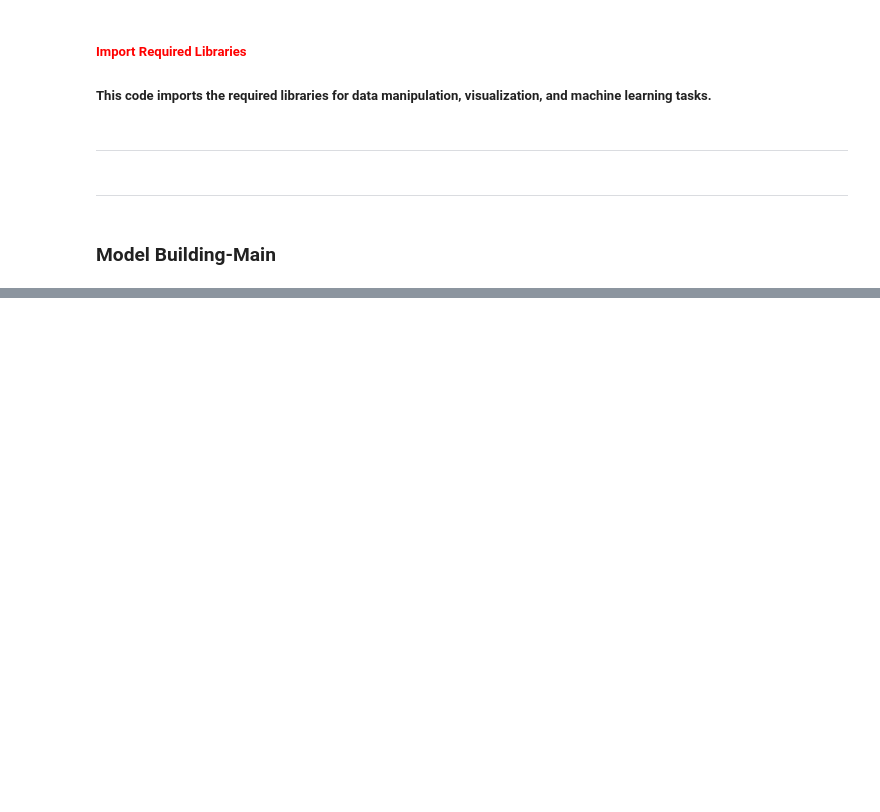
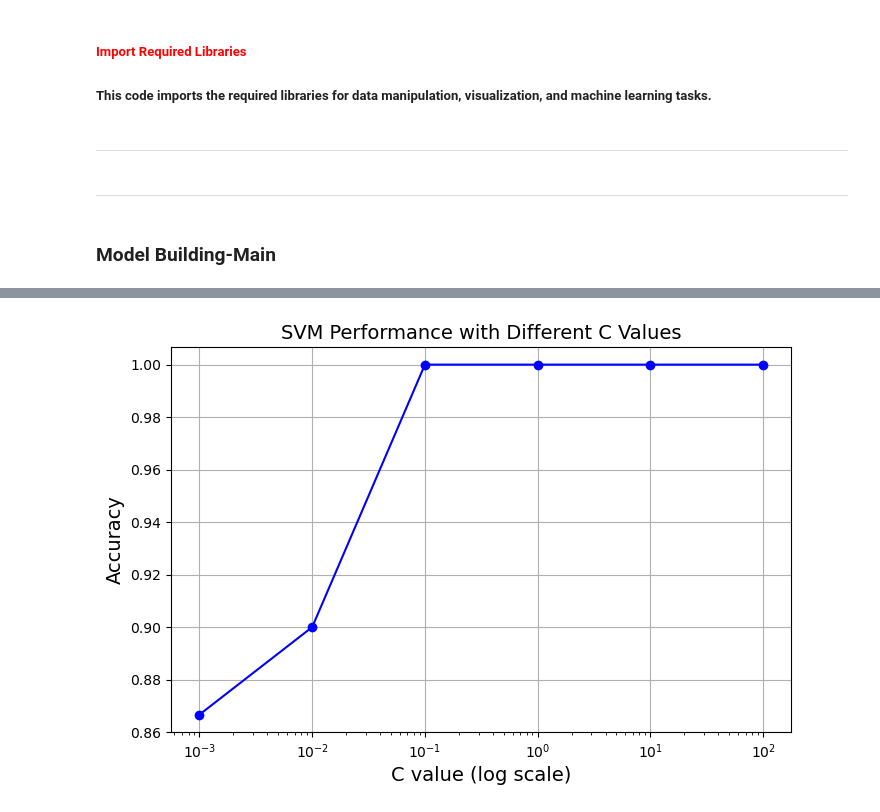
Before and after one commit to CSY2082-2425/assignment-1-ryantigi254, a Jupyter notebook: SVM/Weekly Tasks/main task/Task 1.ipynb, the cells around one changed output, grey strips where cells are left out. Saved outputs shown, nothing was run; the diff lists cells and outputs as text; code cells hidden in the pictures; blank space fills up the shorter version.

Commit message:
SVM task part complete- LinearSVC implemented

```diff
--- a/SVM/Weekly Tasks/main task/Task 1.ipynb
+++ b/SVM/Weekly Tasks/main task/Task 1.ipynb
@@ -60,21 +60,18 @@ Requirement already satisfied: six>=1.5 in c:\programdata\anaconda3\lib\site-pac
 ##### <span style="color: #FF0000;">Import Required Libraries</span>
 ##### This code imports the required libraries for data manipulation, visualization, and machine learning tasks.
 # %%
-#Import required libraries
-import time
+# Import required libraries
+import numpy as np
 import pandas as pd
-import numpy as np
+import matplotlib.pyplot as plt
 import seaborn as sns
-import matplotlib.pyplot as plt
-import multiprocessing
-from collections import Counter
+from sklearn.datasets import load_iris
+from sklearn.model_selection import train_test_split
+from sklearn.preprocessing import StandardScaler
+from sklearn.svm import LinearSVC
+from sklearn.metrics import accuracy_score, classification_report, confusion_matrix
+from sklearn.pipeline import make_pipeline
 
-from sklearn.model_selection import train_test_split, cross_val_score
-from sklearn.linear_model import LinearRegression, Ridge, Lasso
-from sklearn.metrics import mean_squared_error, mean_absolute_error, r2_score
-
-from sklearn.cluster import KMeans
-from sklearn.preprocessing import StandardScaler
 
 from packaging import version
 import sklearn
@@ -92,6 +89,11 @@ plt.rc('axes', labelsize=14, titlesize=14)
 plt.rc('legend', fontsize=14)
 plt.rc('xtick', labelsize=10)
 plt.rc('ytick', labelsize=10)
+# Set random seed for reproducibility
+np.random.seed(42)
+
+# Configure plot settings
+plt.rcParams['figure.figsize'] = (10, 6)
 # %% [markdown]
 ---------------------------------------------------------------------------------------------------------------------------------
 # %% [markdown]
@@ -100,0 +191,13 @@ plt.rc('ytick', labelsize=10)
+# %%
+# Plot accuracy comparison
+plt.figure(figsize=(8, 5))
+C_values = [result['C'] for result in model_results]
+accuracies = [result['accuracy'] for result in model_results]
+plt.semilogx(C_values, accuracies, 'bo-')
+plt.xlabel('C value (log scale)')
+plt.ylabel('Accuracy')
+plt.title('SVM Performance with Different C Values')
+plt.grid(True)
+plt.show()
+# %% [output]
+[figure, added]
```
Also changed, not shown: parts of 4 cells of this notebook.
